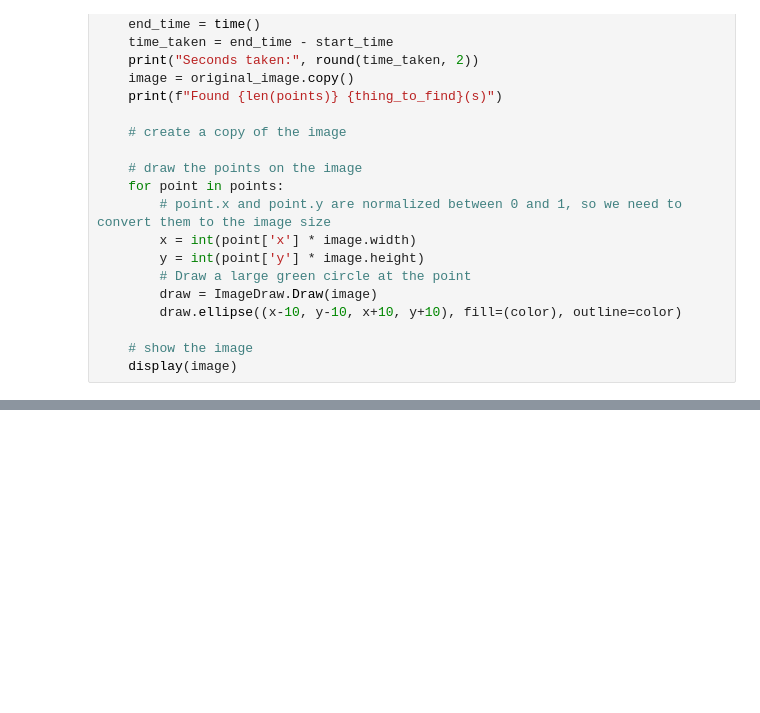
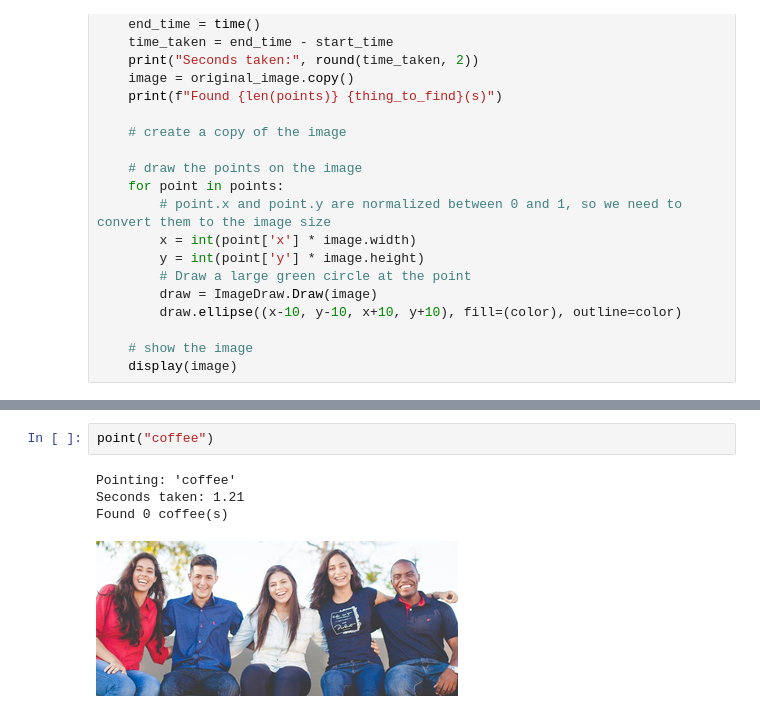
Before and after one commit to brockbrownwork/omnibot_2000, a Jupyter notebook: moondream_test.ipynb, the cells around one changed output, grey strips where cells are left out. Drawn from its saved outputs; the diff is of its cells as text; blank space fills up the shorter version.

```diff
--- a/moondream_test.ipynb
+++ b/moondream_test.ipynb
@@ -104,0 +117,7 @@ Found 6 nose(s)
+# %%
+point("coffee")
+# %% [output]
+Pointing: 'coffee'
+Seconds taken: 1.21
+Found 0 coffee(s)
+[figure, added]
```
Also changed, not shown: parts of 17 cells of this notebook, 3 other files.
